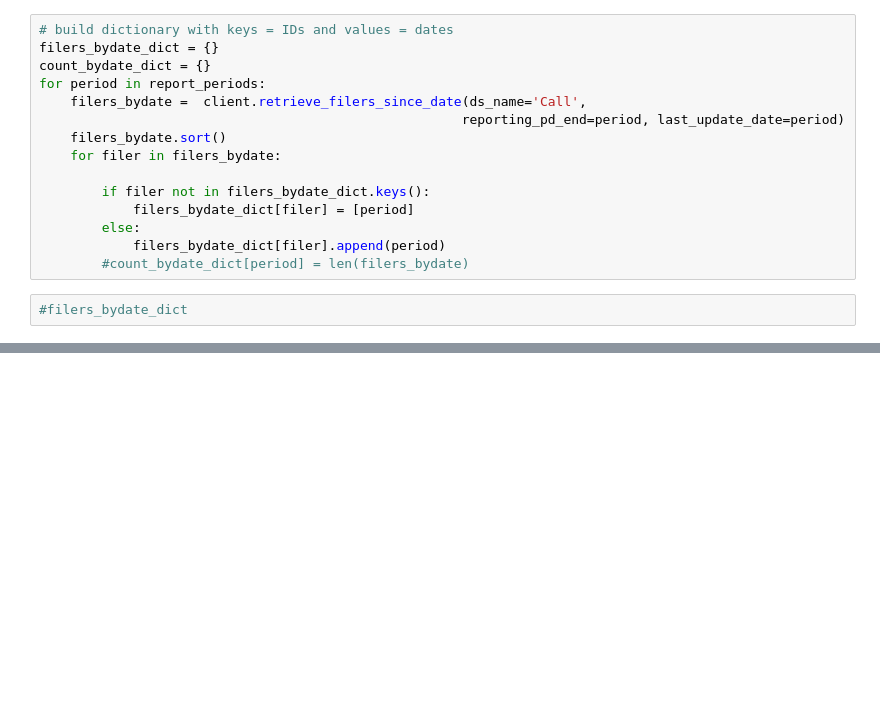
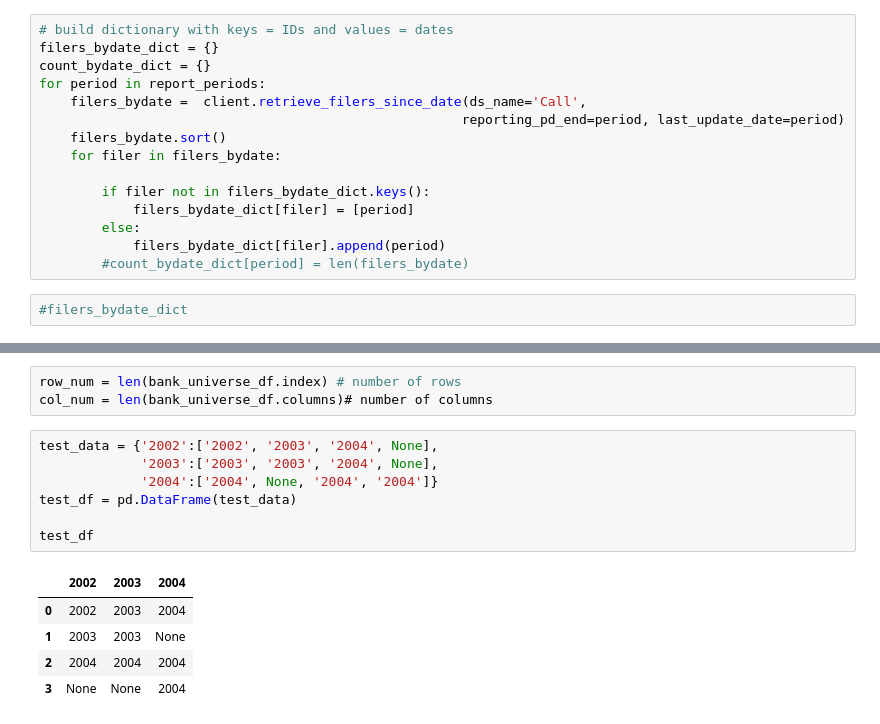
Before and after one commit to allaccountstaken/predicting_bank_distress, a Jupyter notebook: create_banks_universe.ipynb, the cells around one changed output, grey strips where cells are left out. Drawn from its saved outputs; the diff is of its cells as text; blank space fills up the shorter version.

```diff
--- a/create_banks_universe.ipynb
+++ b/create_banks_universe.ipynb
@@ -51,0 +59,16 @@ bank_universe_df.head()
+# %%
+row_num = len(bank_universe_df.index) # number of rows
+col_num = len(bank_universe_df.columns)# number of columns
+# %%
+test_data = {'2002':['2002', '2003', '2004', None],
+             '2003':['2003', '2003', '2004', None],
+             '2004':['2004', None, '2004', '2004']}
+test_df = pd.DataFrame(test_data)
+
+test_df
+# %% [output]
+|  | 2002 | 2003 | 2004 |
+| 0 | 2002 | 2003 | 2004 |
+| 1 | 2003 | 2003 | None |
+| 2 | 2004 | 2004 | 2004 |
+| 3 | None | None | 2004 |
```
Also changed, not shown: parts of 8 cells of this notebook, 1 other file.
